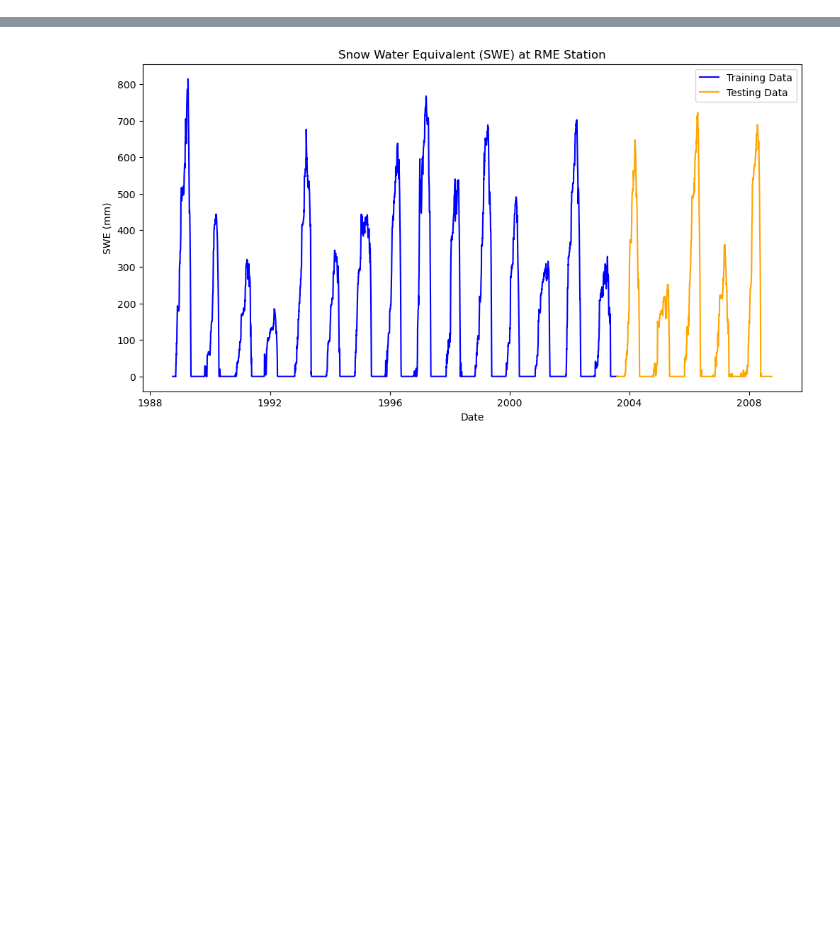
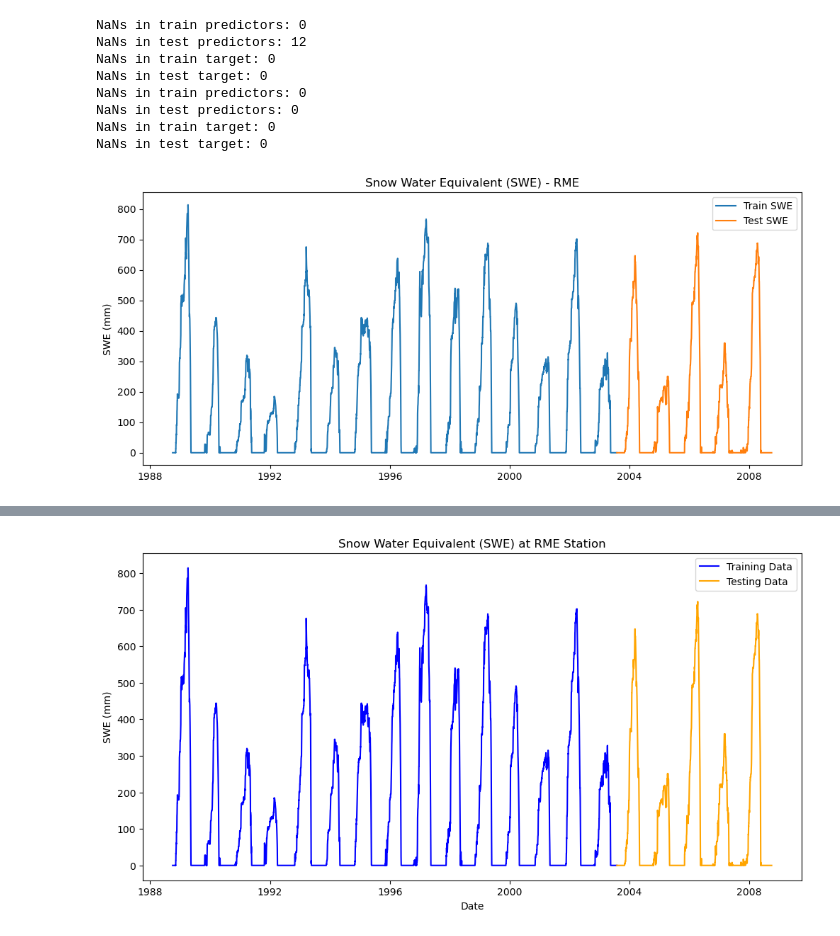
Before and after one commit to oriol-pomarol/codegeo_workshops, a Jupyter notebook: 10_time_series_with_lstm.ipynb, the cells around one changed output, grey strips where cells are left out. Drawn from its saved outputs; the diff is of its cells as text; code cells hidden in the pictures; blank space fills up the shorter version.

Commit message:
Add intro - Time series LSTM

```diff
--- a/10_time_series_with_lstm.ipynb
+++ b/10_time_series_with_lstm.ipynb
@@ -6,0 +42,73 @@ import tensorflow as tf
+# %%
+import pandas as pd
+import numpy as np
+import matplotlib.pyplot as plt
+import tensorflow as tf
+
+from sklearn.preprocessing import StandardScaler
+from sklearn.metrics import mean_squared_error
+
+# Reproducibility for workshop
+np.random.seed(42)
+tf.random.set_seed(42)
+
+# -------------------------------
+# 1) Load data
+# -------------------------------
+station_names = ['cdp', 'oas', 'obs', 'ojp', 'rme', 'sap', 'snb', 'sod', 'swa', 'wfj']
+station_data = {}
+data_url = "https://raw.githubusercontent.com/oriol-pomarol/codegeo_workshops/lstm_workshop/datasets/snow_forecasting/"
+
+for stn in station_names:
+    filename = f"swe_met_insitu_{stn}.csv"
+    station_data[stn] = pd.read_csv(data_url + filename, parse_dates=[0], index_col=0)
+
+rme_data = station_data['rme'].copy()
+
+# Train/test split
+train_data = rme_data[rme_data.index < '2003-08-01'].copy()
+test_data  = rme_data[rme_data.index >= '2003-08-01'].copy()
+
+target_col = "obs_swe"
+feature_cols = [c for c in rme_data.columns if c != target_col]
+
+# -------------------------------
+# 2) Handle missing values (predictors only)
+# -------------------------------
+
+# Sanity check (optional prints)
+print("NaNs in train predictors:", train_data[feature_cols].isna().sum().sum())
+print("NaNs in test predictors:", test_data[feature_cols].isna().sum().sum())
+print("NaNs in train target:", train_data[target_col].isna().sum())
+print("NaNs in test target:", test_data[target_col].isna().sum())
+
+# Simple time-series imputation = forward-fill then back-fill.
+train_data[feature_cols] = train_data[feature_cols].ffill().bfill()
+test_data[feature_cols]  = test_data[feature_cols].ffill().bfill()
+
+# Sanity check
+print("NaNs in train predictors:", train_data[feature_cols].isna().sum().sum())
+print("NaNs in test predictors:", test_data[feature_cols].isna().sum().sum())
+print("NaNs in train target:", train_data[target_col].isna().sum())
+print("NaNs in test target:", test_data[target_col].isna().sum())
+
+# -------------------------------
+# 3) Plot train/test SWE
+# -------------------------------
+plt.figure(figsize=(12, 5))
+plt.plot(train_data.index, train_data[target_col], label="Train SWE")
+plt.plot(test_data.index, test_data[target_col], label="Test SWE")
+plt.title("Snow Water Equivalent (SWE) - RME")
+plt.ylabel("SWE (mm)")
+plt.legend()
+plt.show()
+# %% [output]
+NaNs in train predictors: 0
+NaNs in test predictors: 12
+NaNs in train target: 0
+NaNs in test target: 0
+NaNs in train predictors: 0
+NaNs in test predictors: 0
+NaNs in train target: 0
+NaNs in test target: 0
+[figure, added]
```
Also changed, not shown: parts of 17 cells of this notebook.
